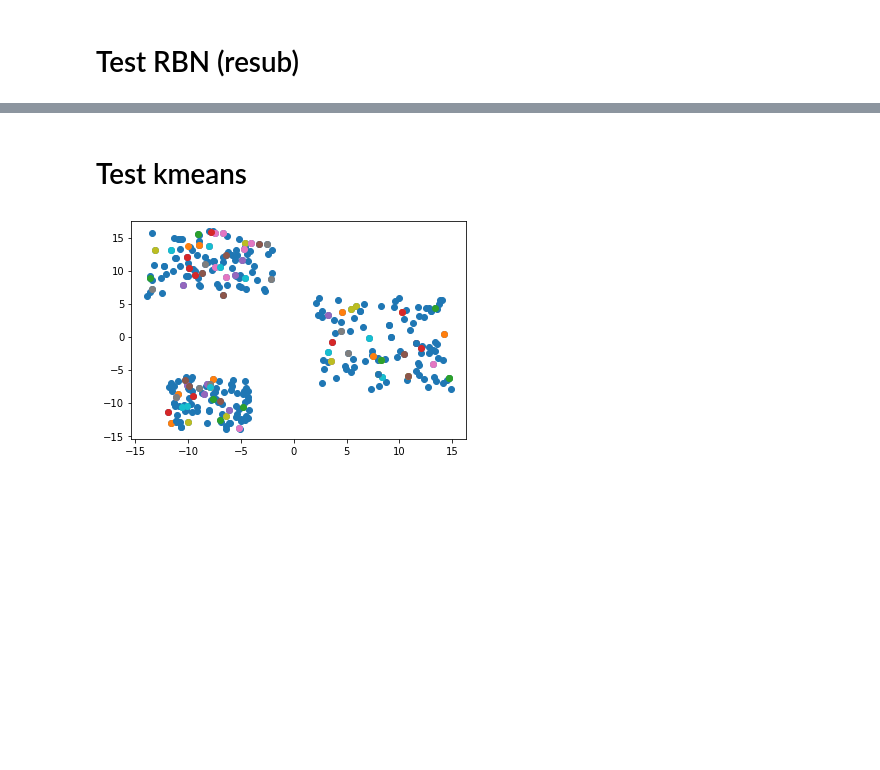
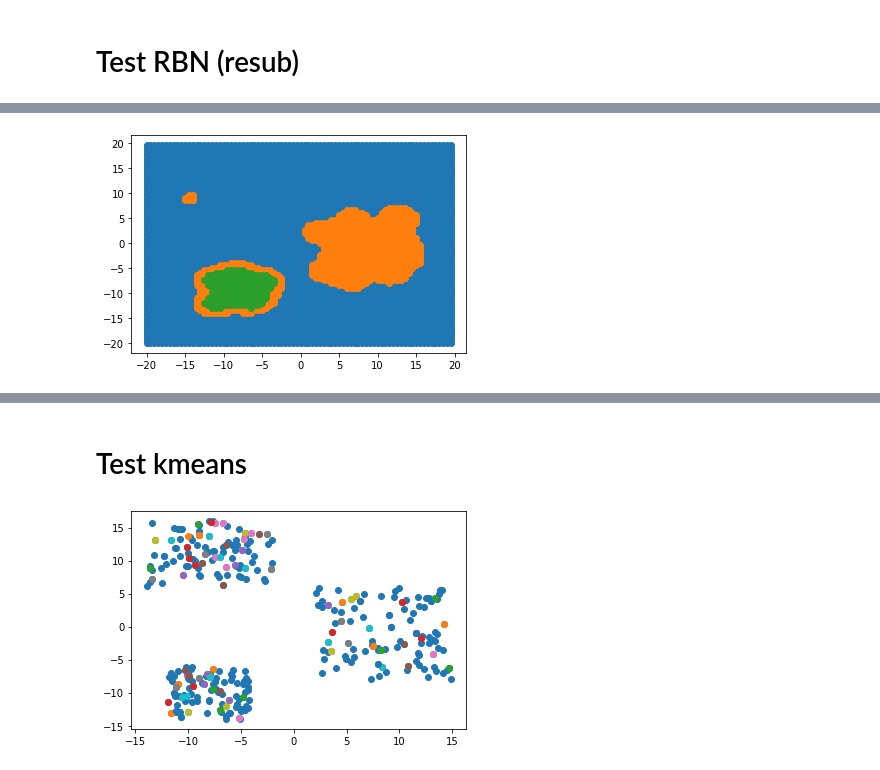
Before and after one commit to jschulz97/8890, a Jupyter notebook: test_rbf.ipynb, the cells around one changed output, grey strips where cells are left out. Cells and saved outputs as stored; diff of their text form; code cells hidden in the pictures; blank space fills up the shorter version.

```diff
--- a/test_rbf.ipynb
+++ b/test_rbf.ipynb
@@ -143,0 +155,16 @@ plt_graph_sep_data(data_sep)
+# %%
+# generate data
+x = np.arange(-20,20,.5)
+
+# grid_xy = np.zeros((len(x), len(x)))
+xy_data  = []
+xy_preds = []
+z_data   = np.zeros((len(x), len(x)))
+for i in tqdm(range(len(x))):
+    for j in range(len(x)):
+        pred = rbnetwork.forward([x[i], x[j]])
+        z    = copy.deepcopy(pred)
+        pred = classify(pred[0][0],labels)
+        xy_data.append([x[i], x[j]])
+        xy_preds.append(pred)
+        z_data[i,j] = z
@@ -143,0 +175,6 @@ plt_graph_sep_data(data_sep)
+# %%
+# predict on grid
+xy_sep, xy_uniq_labels = split_data(xy_data, xy_preds)
+plt_graph_sep_data(xy_sep)
+# %% [output]
+[figure, added]
```
Also changed, not shown: parts of 8 cells of this notebook, 2 other files.
